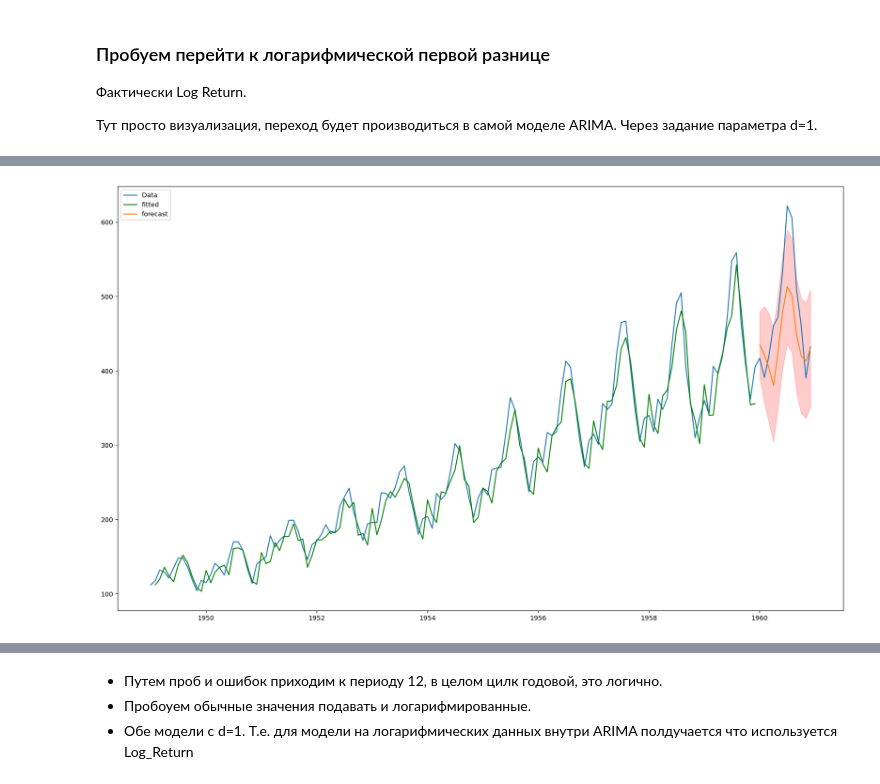
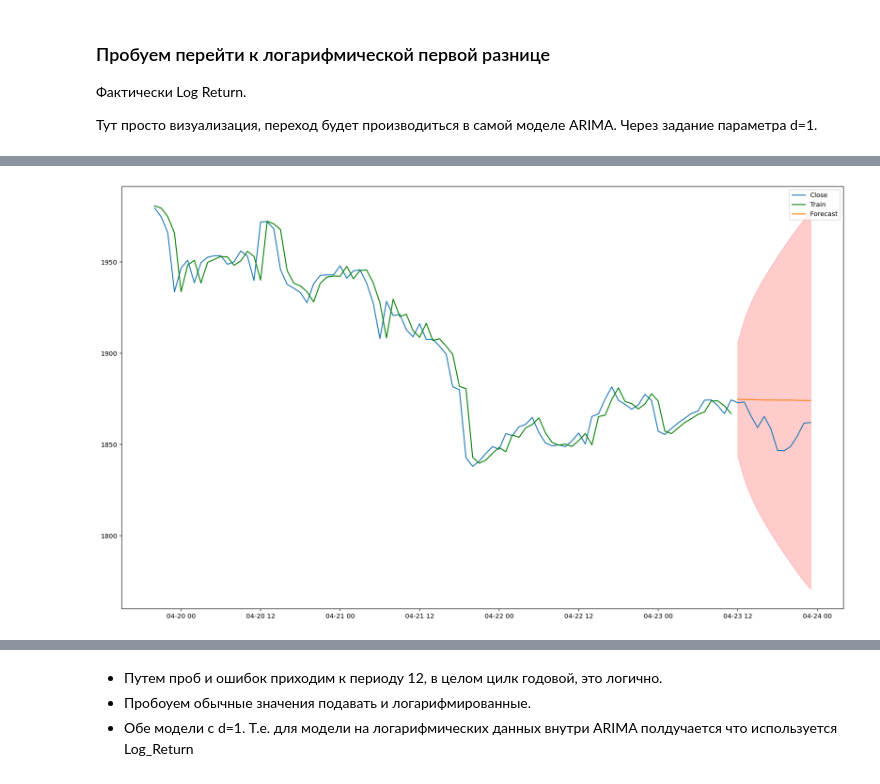
Before and after one commit to Chepell/SF_DS_Pro, a Jupyter notebook: 02_TimeSeries/03_ARIMA/02_ARIMA_on_ETH.ipynb, the cells around one changed output, grey strips where cells are left out. Cells and saved outputs as stored; diff of their text form; code cells hidden in the pictures.

```diff
--- a/02_TimeSeries/03_ARIMA/02_ARIMA_on_ETH.ipynb
+++ b/02_TimeSeries/03_ARIMA/02_ARIMA_on_ETH.ipynb
@@ -284,8 +281,10 @@ def plot_fit_and_forecast_int(arima_result, d, col='Close', show_last_periods=0)
     ax.plot(df_for_plot['forecast'], label='Forecast')
     ax.fill_between(test.index, lowwer, upper, color='Red', alpha=0.2)
     ax.legend()
-# %%
-plot_fit_and_forecast_int(arima_result_811, 1)
-# %% [output]
-[figure, removed]
+# %%
+arima = ARIMA(train['Close'], order=(12, 0, 0))
+arima_result_1210 = arima.fit()
+plot_fit_and_forecast_int(arima_result_1210, 0, 'Close', 100)
+# %% [output]
+[figure, added]
 # %%
```
Also changed, not shown: parts of 9 cells of this notebook, 4 other files.
